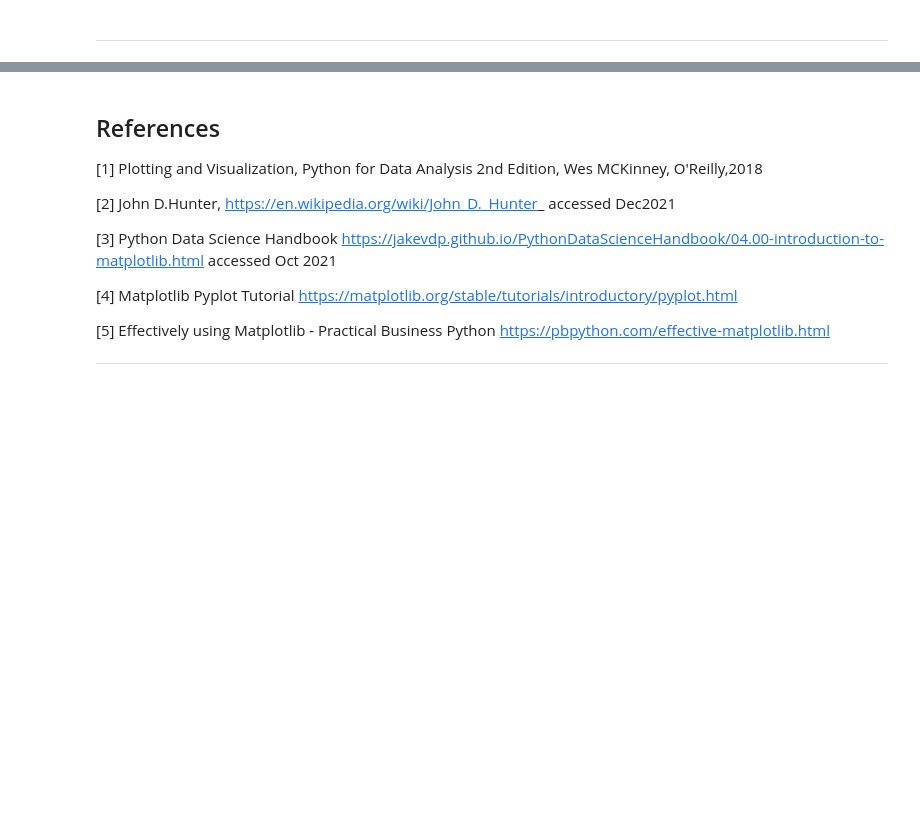
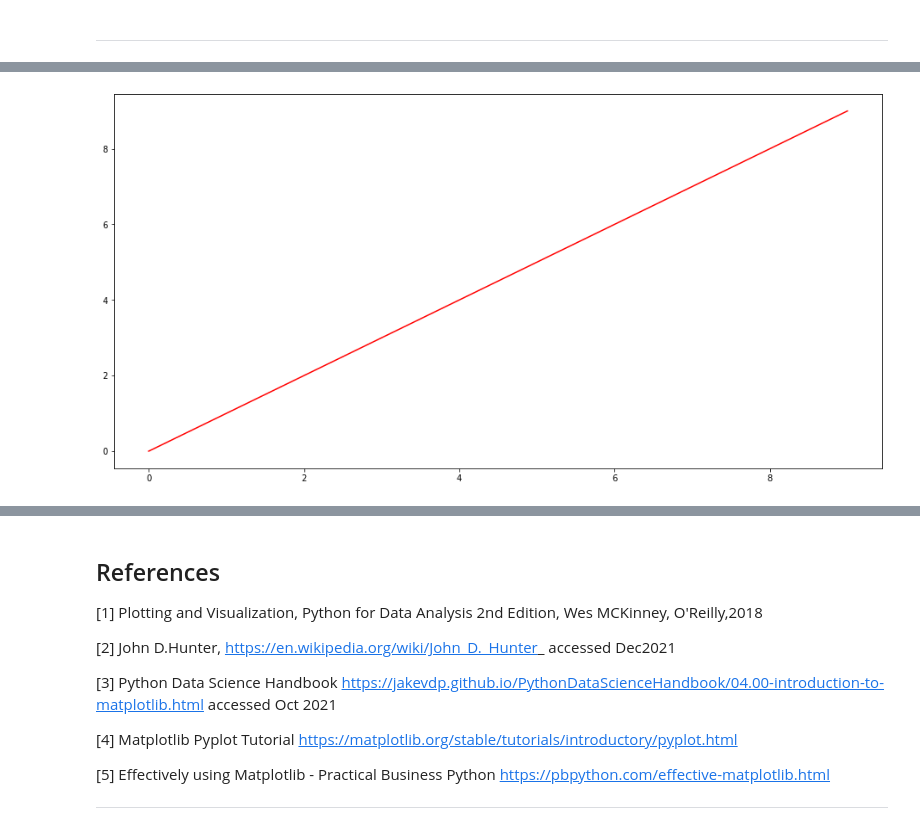
Before and after one commit to MarkJParry/FDA, a Jupyter notebook: pyplot.ipynb, the cells around one changed output, grey strips where cells are left out. Cells and saved outputs as stored; diff of their text form; code cells hidden in the pictures; blank space fills up the shorter version.

```diff
--- a/pyplot.ipynb
+++ b/pyplot.ipynb
@@ -108,4 +102,0 @@ check it is there by shelling out to the command line
-# %%
-from numpy.random import default_rng
-rng = default_rng()
-data = rng.normal(0,1,1000)
@@ -159,0 +109,5 @@ plt.boxplot(data)
+# %%
+plt.plot(data,color="red")
+plt.show()
+# %% [output]
+[figure, added]
```
Also changed, not shown: parts of 38 cells of this notebook, 4 other files.
